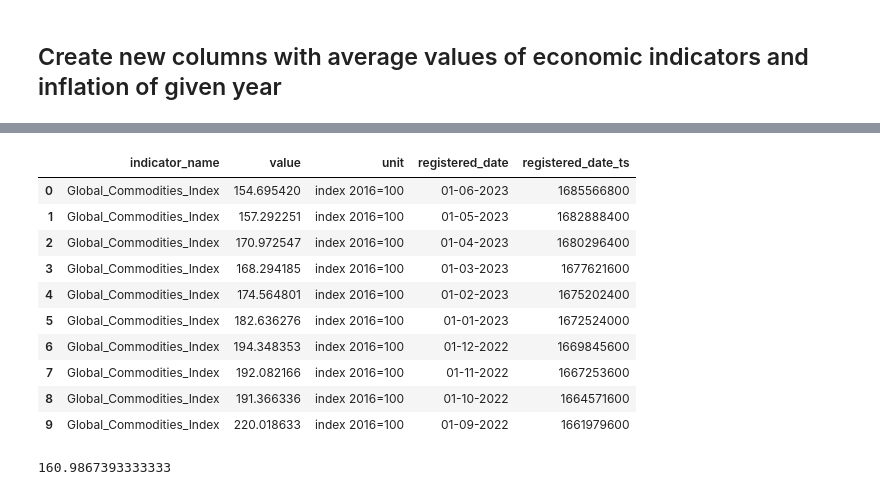
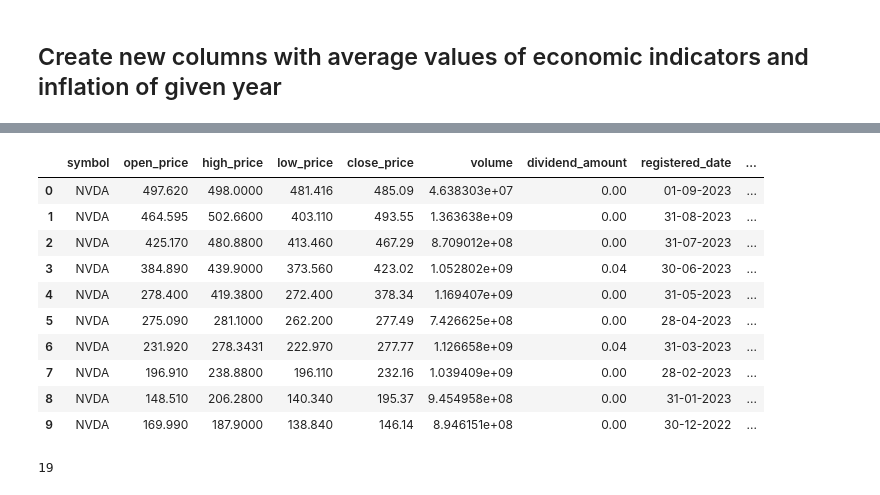
Before and after one commit to OrestisStefanou/InvestorAPI, a Jupyter notebook: analysis/DataSetCreation.ipynb, the cells around one changed output, grey strips where cells are left out. Drawn from its saved outputs; the diff is of its cells as text; code cells hidden in the pictures.

Commit message:
Feature store creation in progress

```diff
--- a/analysis/DataSetCreation.ipynb
+++ b/analysis/DataSetCreation.ipynb
@@ -161,0 +167,14 @@ inflation_df
+# %%
+def get_stock_time_series_df(symbol: str) -> pd.DataFrame:
+    query = f'''
+    SELECT  *
+    FROM stock_time_series
+    WHERE symbol = '{symbol}'
+    ORDER BY registered_date_ts DESC
+    '''
+
+    stock_time_series_df = pd.read_sql(query, conn)
+    return stock_time_series_df
+# %%
+stock_time_series_df = get_stock_time_series_df('NVDA')
+stock_time_series_df
@@ -252,18 +304,18 @@ temp_stock_df.head()
 # %%
-commodities_index_df.head(10)
+stock_time_series_df.head(10)
 # %% [output]
-|  | indicator_name | value | unit | registered_date | registered_date_ts |
-| 0 | Global_Commodities_Index | 154.695420 | index 2016=100 | 01-06-2023 | 1685566800 |
-| 1 | Global_Commodities_Index | 157.292251 | index 2016=100 | 01-05-2023 | 1682888400 |
-| 2 | Global_Commodities_Index | 170.972547 | index 2016=100 | 01-04-2023 | 1680296400 |
-| 3 | Global_Commodities_Index | 168.294185 | index 2016=100 | 01-03-2023 | 1677621600 |
-| 4 | Global_Commodities_Index | 174.564801 | index 2016=100 | 01-02-2023 | 1675202400 |
-| 5 | Global_Commodities_Index | 182.636276 | index 2016=100 | 01-01-2023 | 1672524000 |
-| 6 | Global_Commodities_Index | 194.348353 | index 2016=100 | 01-12-2022 | 1669845600 |
-| 7 | Global_Commodities_Index | 192.082166 | index 2016=100 | 01-11-2022 | 1667253600 |
-| 8 | Global_Commodities_Index | 191.366336 | index 2016=100 | 01-10-2022 | 1664571600 |
-| 9 | Global_Commodities_Index | 220.018633 | index 2016=100 | 01-09-2022 | 1661979600 |
+|  | symbol | open_price | high_price | low_price | close_price | volume | dividend_amount | registered_date | ... |
+| 0 | NVDA | 497.620 | 498.0000 | 481.416 | 485.09 | 4.638303e+07 | 0.00 | 01-09-2023 | ... |
+| 1 | NVDA | 464.595 | 502.6600 | 403.110 | 493.55 | 1.363638e+09 | 0.00 | 31-08-2023 | ... |
+| 2 | NVDA | 425.170 | 480.8800 | 413.460 | 467.29 | 8.709012e+08 | 0.00 | 31-07-2023 | ... |
+| 3 | NVDA | 384.890 | 439.9000 | 373.560 | 423.02 | 1.052802e+09 | 0.04 | 30-06-2023 | ... |
+| 4 | NVDA | 278.400 | 419.3800 | 272.400 | 378.34 | 1.169407e+09 | 0.00 | 31-05-2023 | ... |
+| 5 | NVDA | 275.090 | 281.1000 | 262.200 | 277.49 | 7.426625e+08 | 0.00 | 28-04-2023 | ... |
+| 6 | NVDA | 231.920 | 278.3431 | 222.970 | 277.77 | 1.126658e+09 | 0.04 | 31-03-2023 | ... |
+| 7 | NVDA | 196.910 | 238.8800 | 196.110 | 232.16 | 1.039409e+09 | 0.00 | 28-02-2023 | ... |
+| 8 | NVDA | 148.510 | 206.2800 | 140.340 | 195.37 | 9.454958e+08 | 0.00 | 31-01-2023 | ... |
+| 9 | NVDA | 169.990 | 187.9000 | 138.840 | 146.14 | 8.946151e+08 | 0.00 | 30-12-2022 | ... |
-# %%
-(154.695420 + 157.292251 + 170.972547) / 3
-# %% [output]
-160.9867393333333
+# %%
+temp_stock_df.to_sql('feature_store', conn, index=False, if_exists='replace')
+# %% [output]
+19
```
Also changed, not shown: parts of 16 cells of this notebook, 2 other files.
